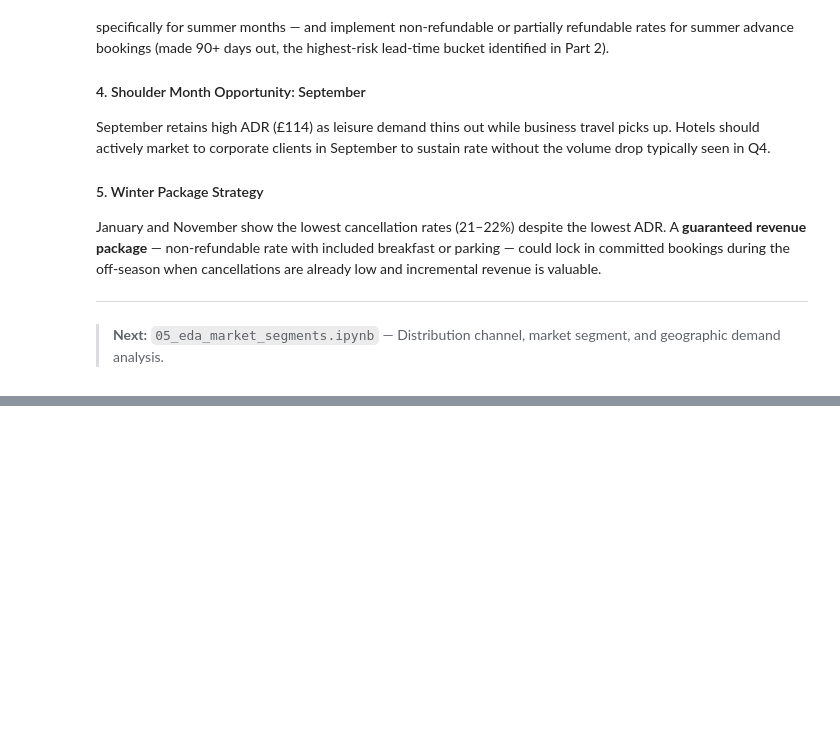
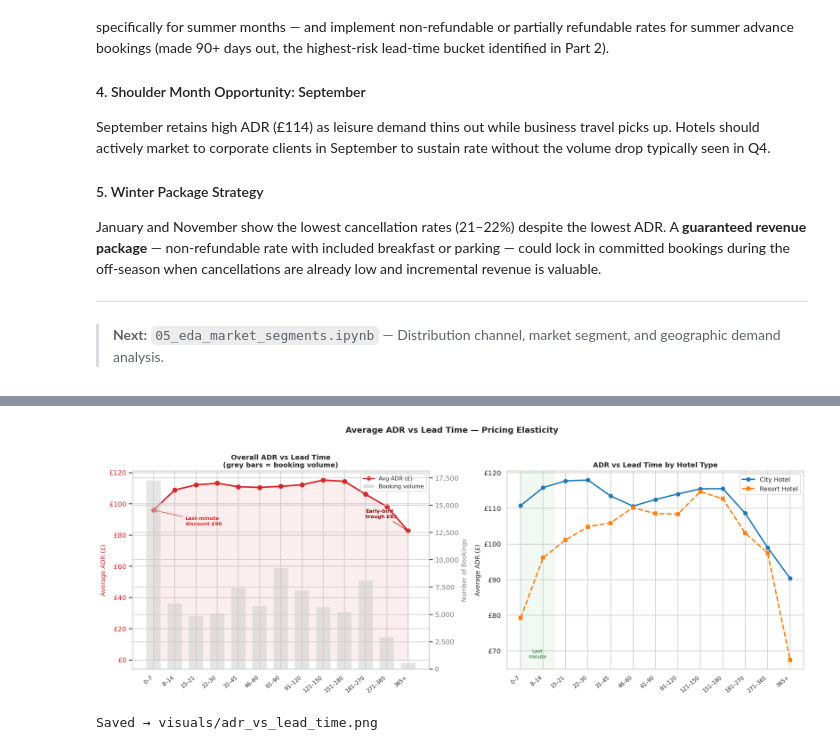
Before and after one commit to Sneha140202/hotel-booking-analysis, a Jupyter notebook: notebooks/04_eda_pricing_seasonality.ipynb, the cells around one changed output, grey strips where cells are left out. Cells and saved outputs as stored; diff of their text form; code cells hidden in the pictures; blank space fills up the shorter version.

```diff
--- a/notebooks/04_eda_pricing_seasonality.ipynb
+++ b/notebooks/04_eda_pricing_seasonality.ipynb
@@ -420,0 +651,79 @@ cancellations are already low and incremental revenue is valuable.
+# %%
+fig, axes = plt.subplots(1, 2, figsize=(16, 6))
+fig.suptitle("Average ADR vs Lead Time — Pricing Elasticity",
+             fontsize=13, fontweight="bold", y=1.02)
+
+x_labels = lt_labels
+x_pos    = range(len(x_labels))
+
+# ── Plot 1: Overall ADR + volume bar ─────────────────────────────────────────
+ax1a = axes[0]
+ax1b = ax1a.twinx()
+
+# Volume bars (background)
+ax1b.bar(list(x_pos), adr_lt["bookings"].values, color="#cccccc",
+         alpha=0.5, width=0.7, label="Bookings (n)")
+ax1b.set_ylabel("Number of Bookings", fontsize=10, color="gray")
+ax1b.tick_params(axis="y", labelcolor="gray")
+ax1b.yaxis.set_major_formatter(mtick.FuncFormatter(lambda v, _: f"{int(v):,}"))
+
+# ADR line (foreground)
+ax1a.plot(list(x_pos), adr_lt["avg_adr"].values, color=ADR_COLOR,
+          linewidth=2.5, marker="o", markersize=7, zorder=5, label="Avg ADR (£)")
+ax1a.fill_between(list(x_pos), adr_lt["avg_adr"].values, alpha=0.08, color=ADR_COLOR)
+ax1a.set_ylabel("Average ADR (£)", fontsize=10, color=ADR_COLOR)
+ax1a.tick_params(axis="y", labelcolor=ADR_COLOR)
+ax1a.yaxis.set_major_formatter(mtick.FuncFormatter(lambda v, _: f"£{v:.0f}"))
+ax1a.set_xticks(list(x_pos))
+ax1a.set_xticklabels(x_labels, rotation=40, ha="right", fontsize=8.5)
+ax1a.set_title("Overall ADR vs Lead Time\n(grey bars = booking volume)",
+               fontsize=11, fontweight="bold")
+
+# Annotate last-minute dip and early-bird trough
+ax1a.annotate("Last-minute\ndiscount £96",
+              xy=(0, adr_lt["avg_adr"].iloc[0]),
+              xytext=(1.5, adr_lt["avg_adr"].iloc[0] - 10),
+              fontsize=8, color=ADR_COLOR, fontweight="bold",
+              arrowprops=dict(arrowstyle="->", color=ADR_COLOR, lw=0.9))
+ax1a.annotate("Early-bird\ntrough £83",
+              xy=(len(lt_labels)-1, adr_lt["avg_adr"].iloc[-1]),
+              xytext=(len(lt_labels)-3, adr_lt["avg_adr"].iloc[-1] + 8),
+              fontsize=8, color="#8b0000", fontweight="bold",
+              arrowprops=dict(arrowstyle="->", color="#8b0000", lw=0.9))
+
+legend_els = [
+    Line2D([0],[0], color=ADR_COLOR, lw=2.5, marker="o", label="Avg ADR (£)"),
+    Patch(facecolor="#cccccc", alpha=0.7, label="Booking volume"),
+]
+ax1a.legend(handles=legend_els, fontsize=9, loc="upper right")
+
+# ── Plot 2: ADR by hotel type ─────────────────────────────────────────────────
+axes[1].plot(list(x_pos), city_adr.reindex(lt_labels)["adr"].values,
+             color=CITY_COLOR, linewidth=2.2, marker="o", markersize=6,
+             label="City Hotel")
+axes[1].plot(list(x_pos), resort_adr.reindex(lt_labels)["adr"].values,
+             color=RESORT_COLOR, linewidth=2.2, marker="s", markersize=6,
+             linestyle="--", label="Resort Hotel")
+
+axes[1].set_xticks(list(x_pos))
+axes[1].set_xticklabels(x_labels, rotation=40, ha="right", fontsize=8.5)
+axes[1].set_ylabel("Average ADR (£)", fontsize=10)
+axes[1].yaxis.set_major_formatter(mtick.FuncFormatter(lambda v, _: f"£{v:.0f}"))
+axes[1].set_title("ADR vs Lead Time by Hotel Type",
+                  fontsize=11, fontweight="bold")
+axes[1].legend(fontsize=10)
+
+# Annotate crossover / divergence point
+axes[1].axvspan(0, 1.5, alpha=0.06, color="#2ca02c",
+                label="Last-minute zone")
+axes[1].text(0.75, axes[1].get_ylim()[0] + 3,
+             "Last\nminute", ha="center", fontsize=8, color="#1a6b1a")
+
+plt.tight_layout()
+plt.savefig("../visuals/adr_vs_lead_time.png",
+            dpi=150, bbox_inches="tight", facecolor="white")
+plt.show()
+print("Saved → visuals/adr_vs_lead_time.png")
+# %% [output]
+[figure, added]
+Saved → visuals/adr_vs_lead_time.png
```
Also changed, not shown: parts of 12 cells of this notebook, 1 other file.
